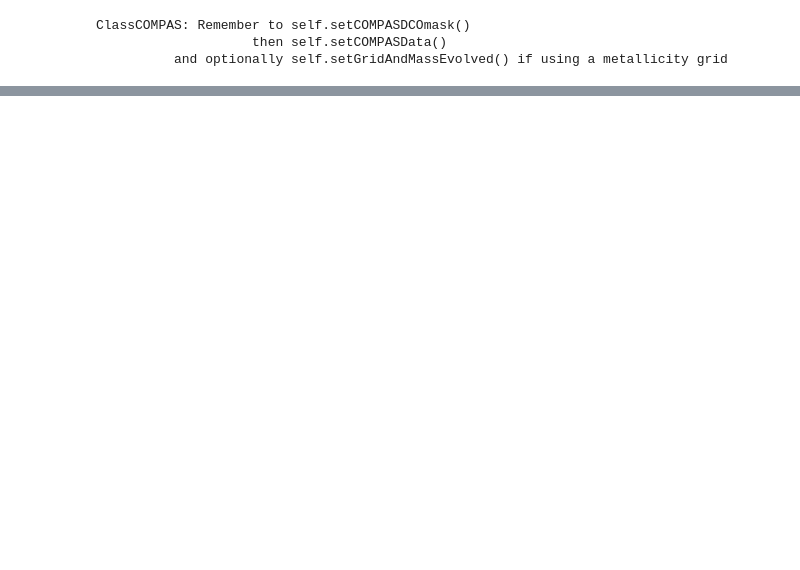
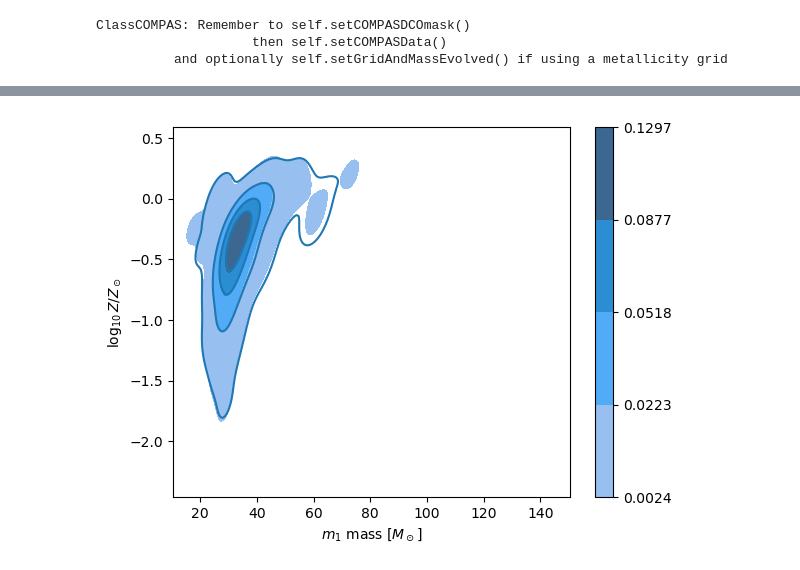
Before and after one commit to stlgolfer/metallicity_mergers, a Jupyter notebook: twodhistogram.ipynb, the cells around one changed output, grey strips where cells are left out. Cells and saved outputs as stored; diff of their text form; code cells hidden in the pictures; blank space fills up the shorter version.

Commit message:
Working on 2dhisto norm

```diff
--- a/twodhistogram.ipynb
+++ b/twodhistogram.ipynb
@@ -86,0 +88,44 @@ with open(f'./intrinsic_plotting_data_{TYPES}.pkl', 'rb') as p:
+# %%
+with open(f'./intrinsic_plotting_data_{TYPES}.pkl', 'rb') as p:
+    intrinsic = pickle.load(p)
+    # print(intrinsic['all_weights'].shape)
+    # print(len(dco_m1s))
+    fci_weights = np.sum(intrinsic['all_weights'], axis=1)
+    def get_snr_weights(fname):
+        all_snr_weights = np.load(fname)
+        return np.sum(all_snr_weights, axis=0)
+
+    df = pd.DataFrame({
+        'm1': dco_m1s,
+        'Zs': np.log10(dco_metallicities/0.012)
+    })
+    # fig, ax = plt.subplots(1, 1)
+    plt.figure()
+    # cb = cfig.colorbar(chash, ax=cax)
+    import matplotlib.colors as mcolors
+    sax = sns.kdeplot(df, x='m1', y='Zs',
+                weights=dco_mixture_weights*fci_weights,
+                fill=True, cbar=True, common_norm=True, levels=5) #, hue='intrinsic', legend=True)
+    sax.set_xlabel(r'$m_1$ mass $[M_\odot]$')
+    sax.set_ylabel(r'$\log_{10}Z/Z_\odot$')
+
+    # sns.kdeplot(df, x='m1', y='Zs',
+    #             weights=dco_mixture_weights*fci_weights*get_snr_weights(f'./{TYPES}_CE_8.npy'),
+
+    #             levels=5,
+    #             cbar_ax=sax,
+    #             # cbar_kws={'norm': mcolors.Normalize(vmin=0, vmax=1)},
+    #             )
+    # sns.kdeplot(df, x='m1', y='Zs',
+    #             weights=dco_mixture_weights*fci_weights*get_snr_weights(f'./{TYPES}_LV_O4a_8.npy'),
+    #             levels=5,
+    #             cbar_ax=sax,
+    #             )
+    sns.kdeplot(df, x='m1', y='Zs',
+                weights=dco_mixture_weights*fci_weights*get_snr_weights(f'./{TYPES}_LVK_O5_8.npy'),
+                levels=5,cbar_ax=sax,
+                )
+    # plt.legend()
+    # fig.show()
+# %% [output]
+[figure, added]
```
Also changed, not shown: parts of 3 cells of this notebook.
